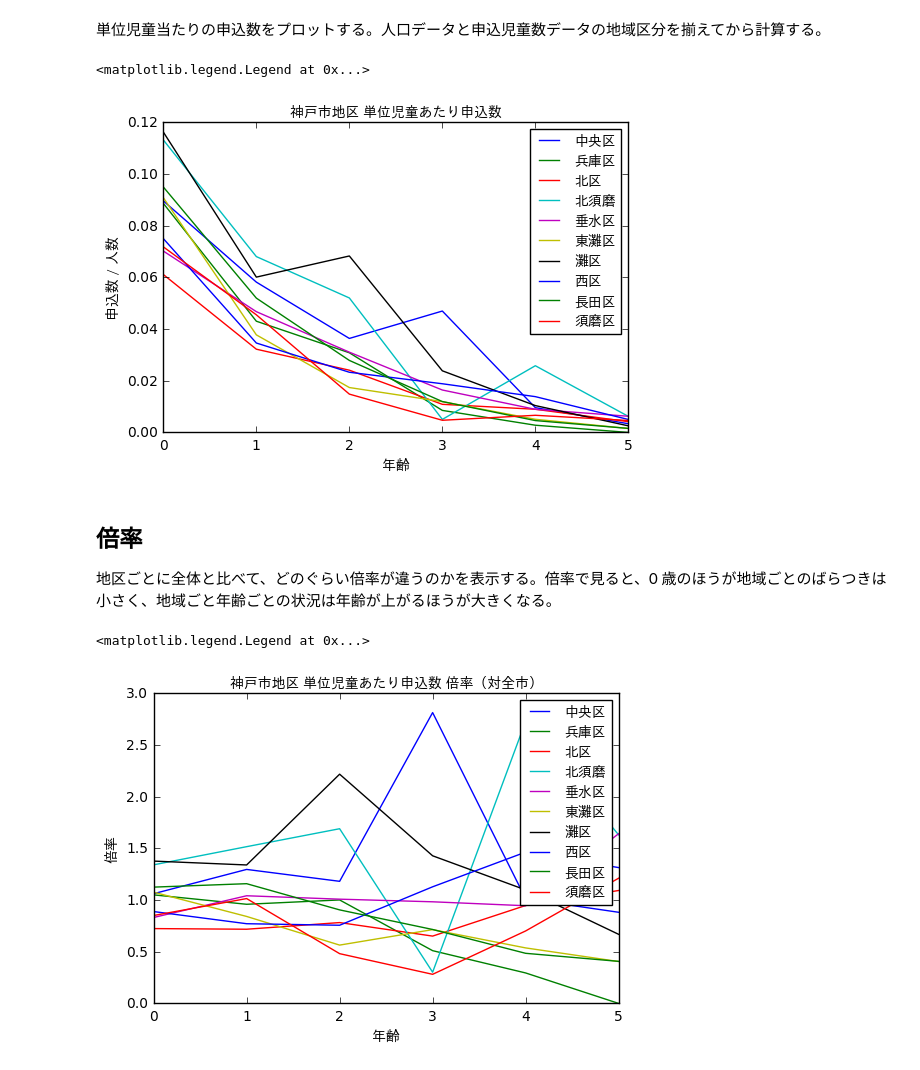
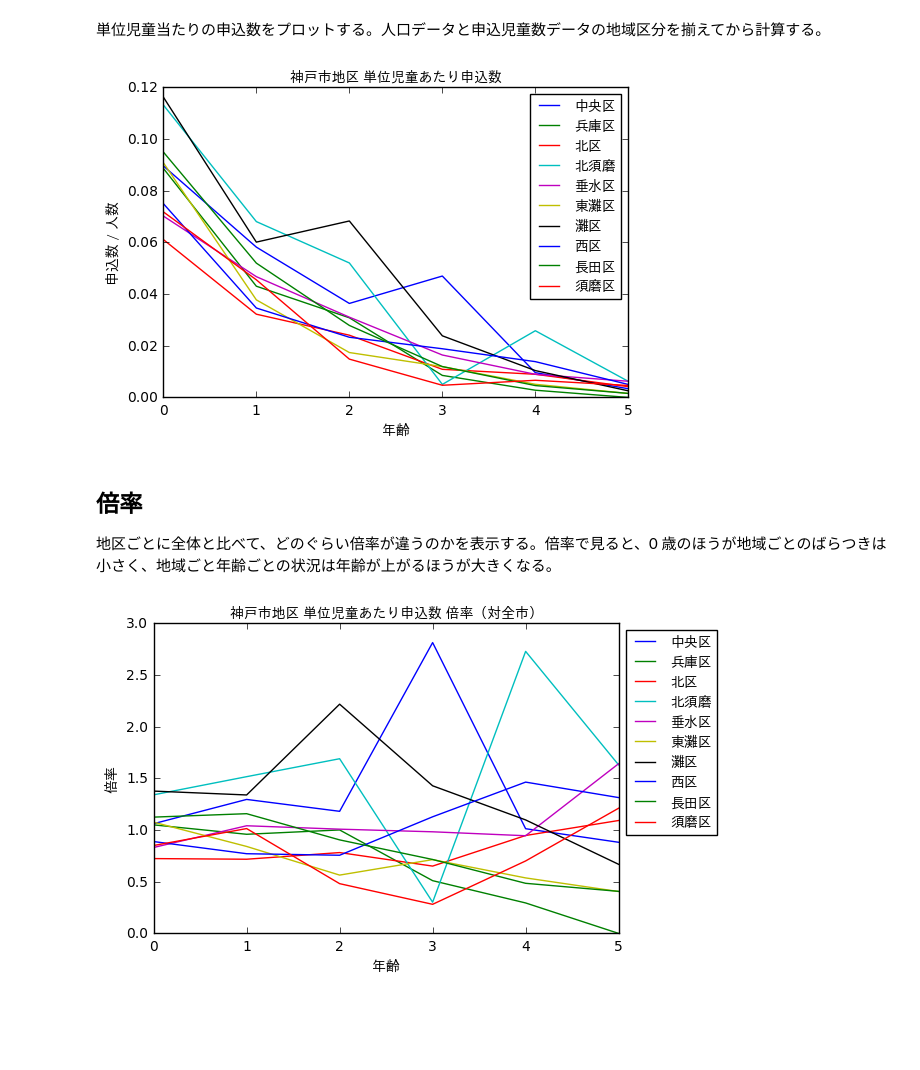
Before and after one commit to hkwi/kobe-barcelona, a Jupyter notebook: notes/2016-10-01-preschool.ipynb, the cells around one changed output. Drawn from its saved outputs; the diff is of its cells as text; code cells hidden in the pictures; blank space fills up the shorter version.

```diff
--- a/notes/2016-10-01-preschool.ipynb
+++ b/notes/2016-10-01-preschool.ipynb
@@ -37,5 +37,6 @@ def drop_notes(c):
 k1 = ["状況,合計", "１号,認可定員(全体)", "２号３号,利用定員（2・3号）"]
 k2 = ["状況,申込児童数 %s歳児" % "０１２３４５"[i] for i in range(6)]
 k3 = ["%d歳" % i for i in range(6)]
-for k in k1+k2:
-    nib[k] = nib[k].apply(drop_notes)
+
+nib_ = nib[k1+k2].applymap(drop_notes)
+nib = nib.assign(**{k:nib_[k] for k in k1+k2})
@@ -122,13 +113,12 @@ nib2 = nib.groupby("状況,地区").sum()
 nib2.loc["北区",:] += nib2.loc["北神地区",:]
 nib3 = nib2.loc[[i for i in nib2.index if i!="北神地区"],:].rename(columns=dict(zip(k2,k3)))
 d2 = (nib3/d1)[k3]
-plt.plot(d2.T.values)
-plt.title("神戸市地区 単位児童あたり申込数", **ja)
-plt.xlabel("年齢", **ja)
-plt.ylabel("申込数 / 人数", **ja)
-plt.legend(d2.index, prop=jafont)
+_ = plt.plot(d2.T.values)
+_ = plt.title("神戸市地区 単位児童あたり申込数", **ja)
+_ = plt.xlabel("年齢", **ja)
+_ = plt.ylabel("申込数 / 人数", **ja)
+_ = plt.legend(d2.index, prop=jafont)
 # %% [output]
-<matplotlib.legend.Legend at 0x...>
 [figure]
 # %% [markdown]
 ## 倍率
@@ -136,11 +126,10 @@ plt.legend(d2.index, prop=jafont)
 地区ごとに全体と比べて、どのぐらい倍率が違うのかを表示する。倍率で見ると、0 歳のほうが地域ごとのばらつきは小さく、地域ごと年齢ごとの状況は年齢が上がるほうが大きくなる。
 # %%
 r1 = d2/r0
-plt.plot(r1[k3].T.values)
-plt.title("神戸市地区 単位児童あたり申込数 倍率（対全市）", **ja)
-plt.xlabel("年齢", **ja)
-plt.ylabel("倍率", **ja)
-plt.legend(r1.index, prop=jafont)
+_ = plt.plot(r1[k3].T.values)
+_ = plt.title("神戸市地区 単位児童あたり申込数 倍率（対全市）", **ja)
+_ = plt.xlabel("年齢", **ja)
+_ = plt.ylabel("倍率", **ja)
+_ = plt.legend(r1.index, prop=jafont, loc=2, bbox_to_anchor=(1.0, 1.0))
 # %% [output]
-<matplotlib.legend.Legend at 0x...>
-[figure, old version]
+[figure, new version]
```
Also changed, not shown: parts of 6 cells of this notebook.
